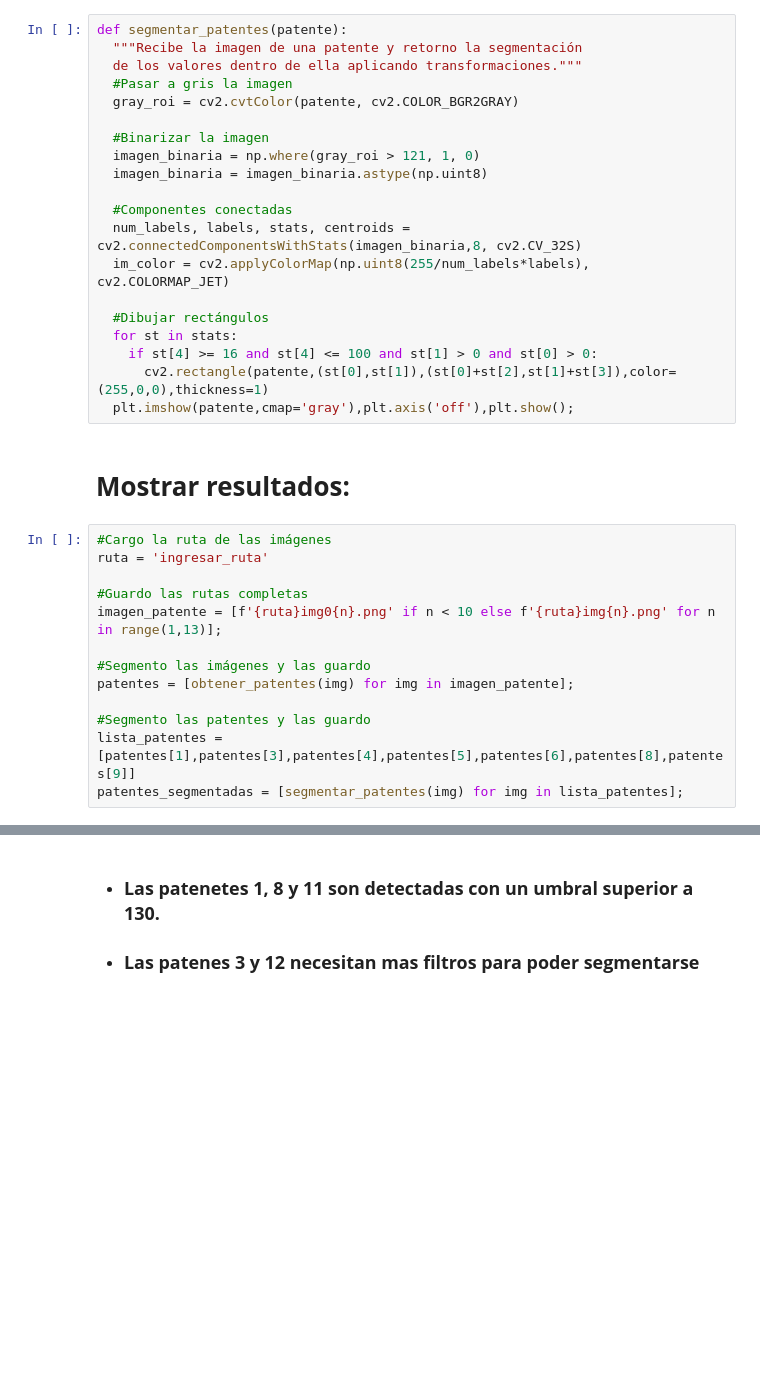
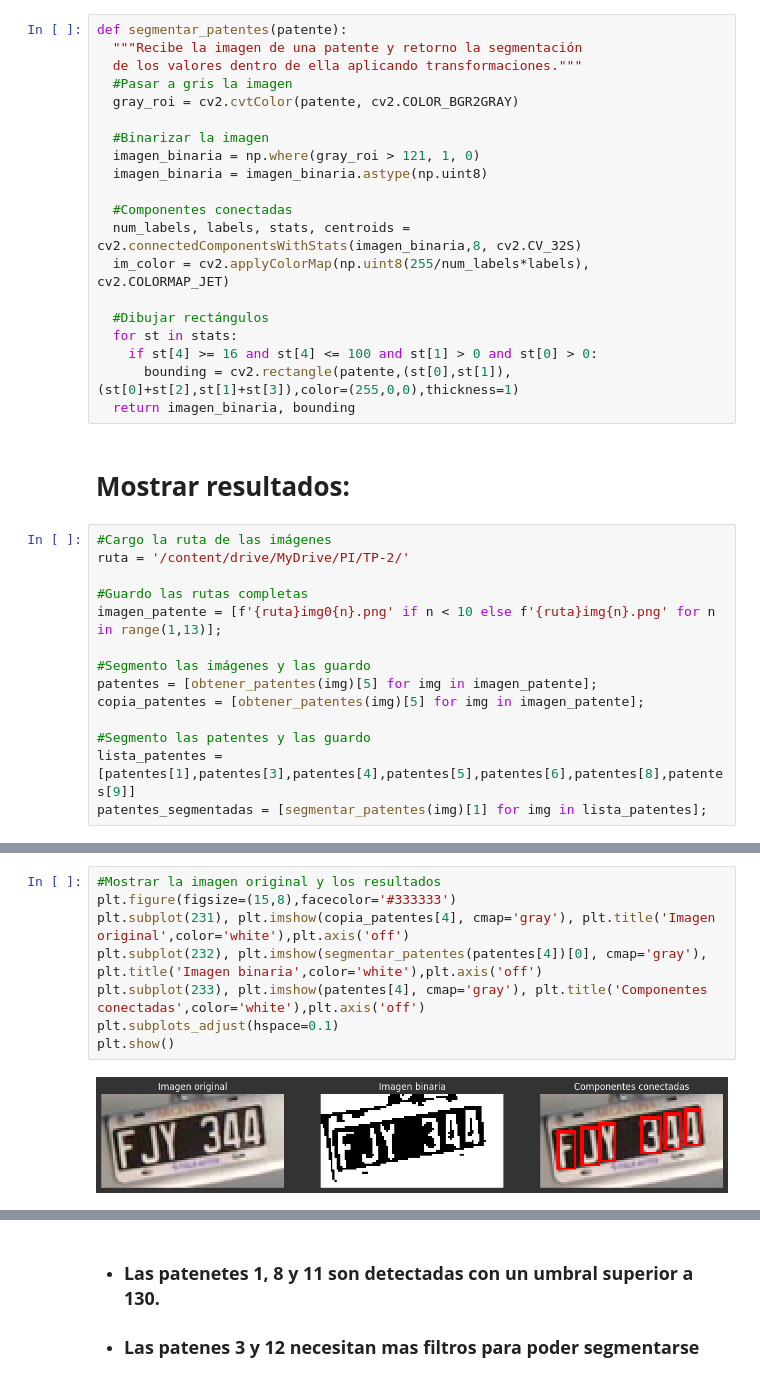
Before and after one commit to GusFontana404/NLP-TP2, a Jupyter notebook: TP2_PI.ipynb, the cells around one changed output, grey strips where cells are left out. Drawn from its saved outputs; the diff is of its cells as text; blank space fills up the shorter version.

```diff
--- a/TP2_PI.ipynb
+++ b/TP2_PI.ipynb
@@ -250,20 +282,21 @@ def segmentar_patentes(patente):
   #Dibujar rectángulos
   for st in stats:
     if st[4] >= 16 and st[4] <= 100 and st[1] > 0 and st[0] > 0:
-      cv2.rectangle(patente,(st[0],st[1]),(st[0]+st[2],st[1]+st[3]),color=(255,0,0),thickness=1)
-  plt.imshow(patente,cmap='gray'),plt.axis('off'),plt.show();
+      bounding = cv2.rectangle(patente,(st[0],st[1]),(st[0]+st[2],st[1]+st[3]),color=(255,0,0),thickness=1)
+  return imagen_binaria, bounding
 # %% [markdown]
 # **Mostrar resultados:**
 # %%
 #Cargo la ruta de las imágenes
-ruta = 'ingresar_ruta'
+ruta = '/content/drive/MyDrive/PI/TP-2/'
 
 #Guardo las rutas completas
 imagen_patente = [f'{ruta}img0{n}.png' if n < 10 else f'{ruta}img{n}.png' for n in range(1,13)];
 
 #Segmento las imágenes y las guardo
-patentes = [obtener_patentes(img) for img in imagen_patente];
+patentes = [obtener_patentes(img)[5] for img in imagen_patente];
+copia_patentes = [obtener_patentes(img)[5] for img in imagen_patente];
 
 #Segmento las patentes y las guardo
 lista_patentes = [patentes[1],patentes[3],patentes[4],patentes[5],patentes[6],patentes[8],patentes[9]]
-patentes_segmentadas = [segmentar_patentes(img) for img in lista_patentes];
+patentes_segmentadas = [segmentar_patentes(img)[1] for img in lista_patentes];
@@ -269,0 +316,10 @@ patentes_segmentadas = [segmentar_patentes(img) for img in lista_patentes];
+# %%
+#Mostrar la imagen original y los resultados
+plt.figure(figsize=(15,8),facecolor='#333333')
+plt.subplot(231), plt.imshow(copia_patentes[4], cmap='gray'), plt.title('Imagen original',color='white'),plt.axis('off')
+plt.subplot(232), plt.imshow(segmentar_patentes(patentes[4])[0], cmap='gray'), plt.title('Imagen binaria',color='white'),plt.axis('off')
+plt.subplot(233), plt.imshow(patentes[4], cmap='gray'), plt.title('Componentes conectadas',color='white'),plt.axis('off')
+plt.subplots_adjust(hspace=0.1)
+plt.show()
+# %% [output]
+[figure, added]
```
Also changed, not shown: parts of 12 cells of this notebook.
